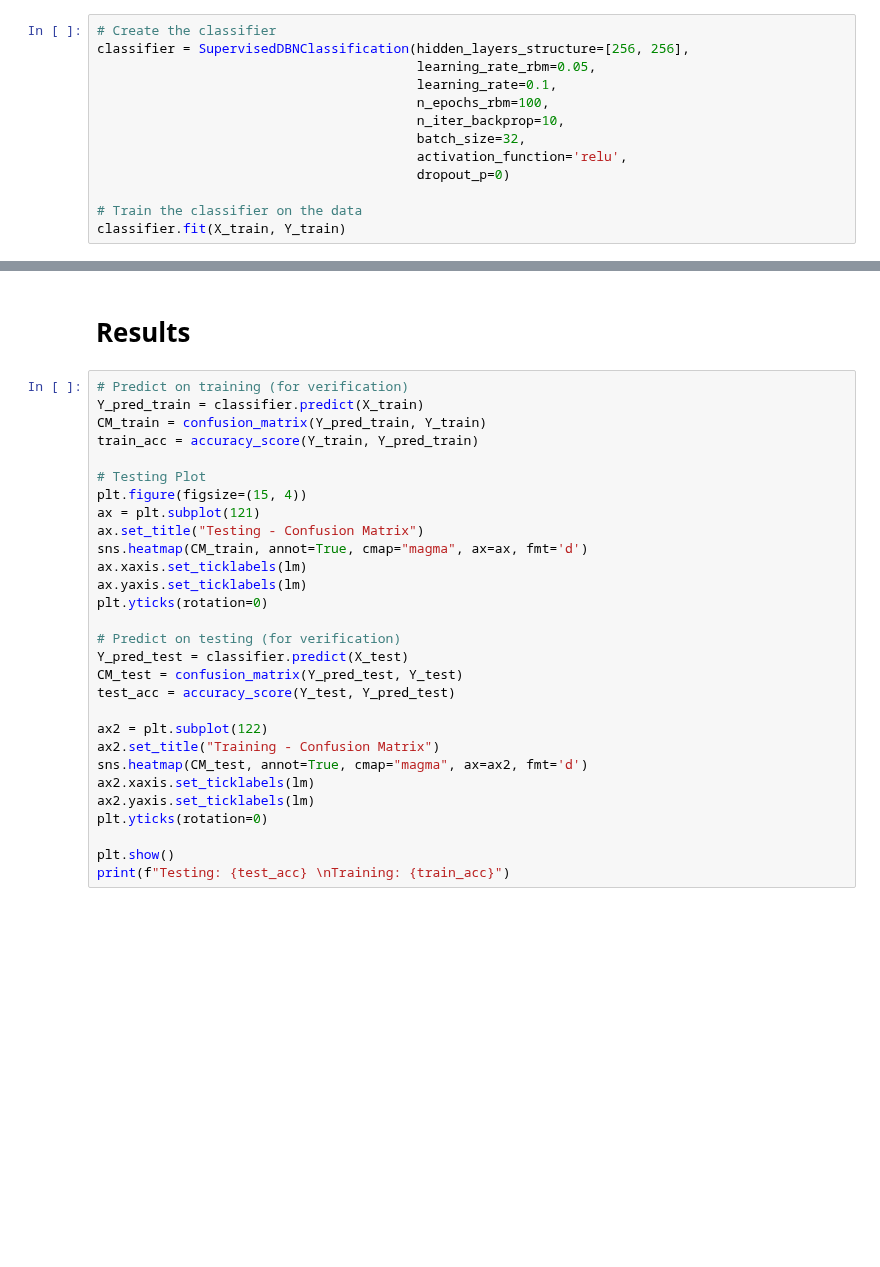
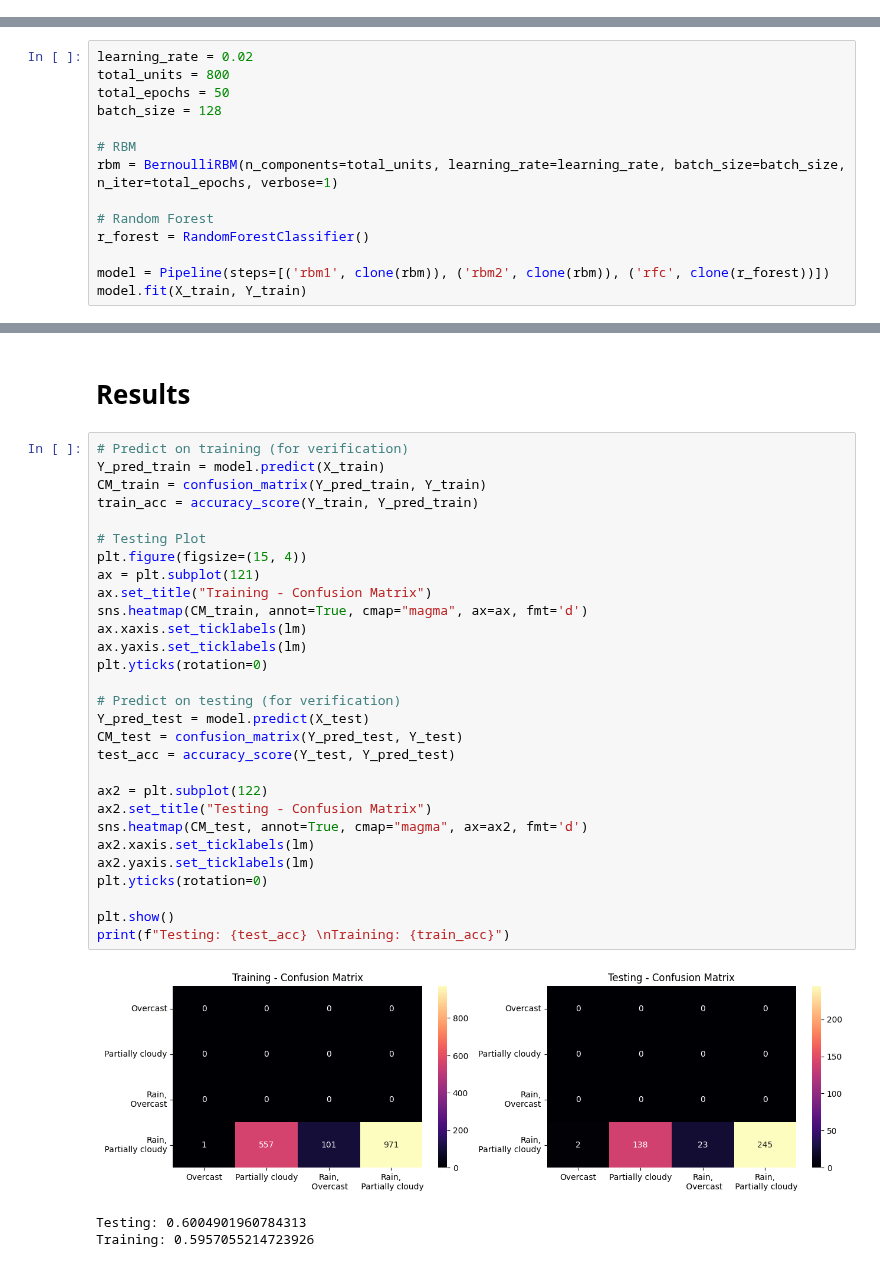
Before and after one commit to alaricespina/Thesis-Repository, a Jupyter notebook: Final Model Files/DBNImplementation.ipynb, the cells around one changed output, grey strips where cells are left out. Saved outputs shown, nothing was run; the diff lists cells and outputs as text; blank space fills up the shorter version.

```diff
--- a/Final Model Files/DBNImplementation.ipynb
+++ b/Final Model Files/DBNImplementation.ipynb
@@ -45,13 +49,0 @@ len(np.unique(Y_test)), len(np.unique(Y_train))
-# %%
-# Create the classifier
-classifier = SupervisedDBNClassification(hidden_layers_structure=[256, 256],
-                                         learning_rate_rbm=0.05,
-                                         learning_rate=0.1,
-                                         n_epochs_rbm=100,
-                                         n_iter_backprop=10,
-                                         batch_size=32,
-                                         activation_function='relu',
-                                         dropout_p=0)
-
-# Train the classifier on the data
-classifier.fit(X_train, Y_train)
@@ -59,0 +50,14 @@ classifier.score(X_train, Y_train)
+# %%
+learning_rate = 0.02
+total_units = 800
+total_epochs = 50
+batch_size = 128
+
+# RBM
+rbm = BernoulliRBM(n_components=total_units, learning_rate=learning_rate, batch_size=batch_size, n_iter=total_epochs, verbose=1)
+
+# Random Forest
+r_forest = RandomForestClassifier()
+
+model = Pipeline(steps=[('rbm1', clone(rbm)), ('rbm2', clone(rbm)), ('rfc', clone(r_forest))])
+model.fit(X_train, Y_train)
@@ -61,32 +90,36 @@ classifier.score(X_train, Y_train)
 # Results
 # %%
 # Predict on training (for verification)
-Y_pred_train = classifier.predict(X_train)
+Y_pred_train = model.predict(X_train)
 CM_train = confusion_matrix(Y_pred_train, Y_train)
 train_acc = accuracy_score(Y_train, Y_pred_train)
 
 # Testing Plot
 plt.figure(figsize=(15, 4))
 ax = plt.subplot(121)
-ax.set_title("Testing - Confusion Matrix")
+ax.set_title("Training - Confusion Matrix")
 sns.heatmap(CM_train, annot=True, cmap="magma", ax=ax, fmt='d')
 ax.xaxis.set_ticklabels(lm)
 ax.yaxis.set_ticklabels(lm)
 plt.yticks(rotation=0)
 
 # Predict on testing (for verification)
-Y_pred_test = classifier.predict(X_test)
+Y_pred_test = model.predict(X_test)
 CM_test = confusion_matrix(Y_pred_test, Y_test)
 test_acc = accuracy_score(Y_test, Y_pred_test)
 
 ax2 = plt.subplot(122)
-ax2.set_title("Training - Confusion Matrix")
+ax2.set_title("Testing - Confusion Matrix")
 sns.heatmap(CM_test, annot=True, cmap="magma", ax=ax2, fmt='d')
 ax2.xaxis.set_ticklabels(lm)
 ax2.yaxis.set_ticklabels(lm)
 plt.yticks(rotation=0)
 
 plt.show()
 print(f"Testing: {test_acc} \nTraining: {train_acc}")
+# %% [output]
+[figure, added]
+Testing: 0.6004901960784313
+Training: 0.5957055214723926
 # %%
 np.unique(np.array(Y_pred_train)), np.unique(Y_train)
```
Also changed, not shown: parts of 6 cells of this notebook, 1 other file.
